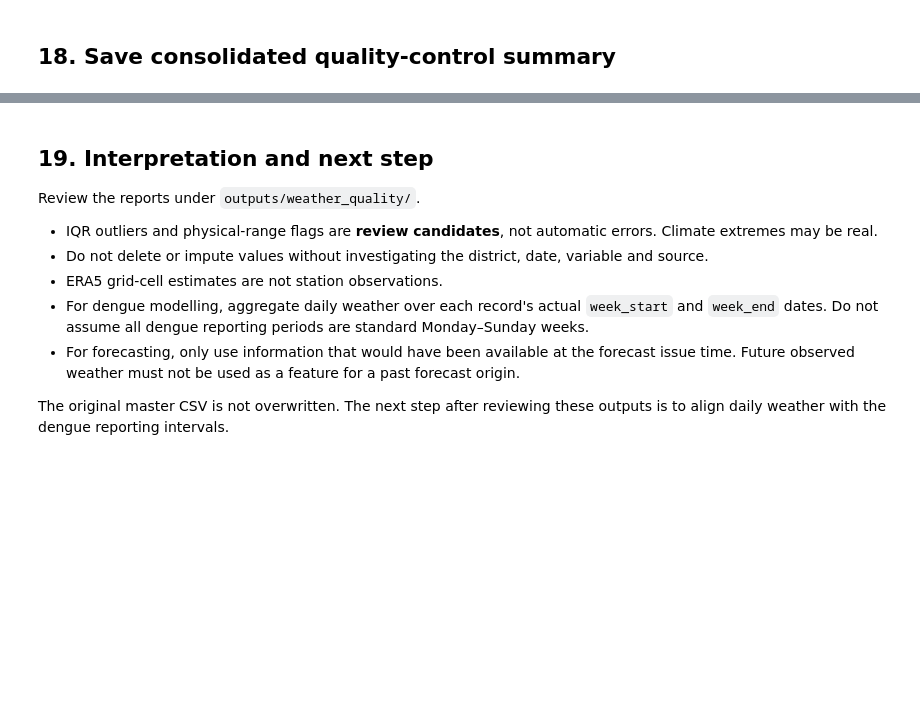
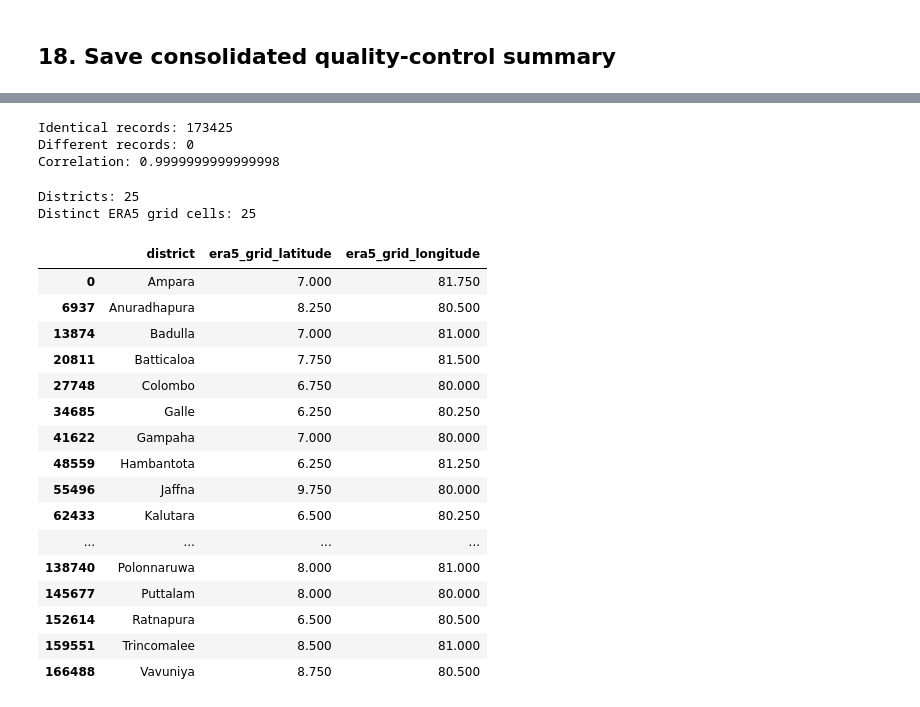
Before and after one commit to PHGNKavindya/RiskWeave, a Jupyter notebook: notebooks/03_weather_data_quality_analysis.ipynb, the cells around one changed output, grey strips where cells are left out. Cells and saved outputs as stored; diff of their text form; code cells hidden in the pictures; blank space fills up the shorter version.

```diff
--- a/notebooks/03_weather_data_quality_analysis.ipynb
+++ b/notebooks/03_weather_data_quality_analysis.ipynb
@@ -350,12 +582,55 @@ print("Reports saved in:", OUTPUT_DIR)
-# %% [markdown]
-## 19. Interpretation and next step
-
-Review the reports under `outputs/weather_quality/`.
-
-- IQR outliers and physical-range flags are **review candidates**, not automatic errors. Climate extremes may be real.
-- Do not delete or impute values without investigating the district, date, variable and source.
-- ERA5 grid-cell estimates are not station observations.
-- For dengue modelling, aggregate daily weather over each record's actual `week_start` and `week_end` dates. Do not assume all dengue reporting periods are standard Monday–Sunday weeks.
-- For forecasting, only use information that would have been available at the forecast issue time. Future observed weather must not be used as a feature for a past forecast origin.
-
-The original master CSV is not overwritten. The next step after reviewing these outputs is to align daily weather with the dengue reporting intervals.
+# %%
+# Check whether precipitation_sum and rain_sum are identical
+
+same_values = (
+    weather["precipitation_sum"]
+    == weather["rain_sum"]
+)
+
+print("Identical records:", same_values.sum())
+print("Different records:", (~same_values).sum())
+print(
+    "Correlation:",
+    weather["precipitation_sum"].corr(
+        weather["rain_sum"]
+    )
+)
+# %% [output]
+Identical records: 173425
+Different records: 0
+Correlation: 0.9999999999999998
+# %%
+grid = weather[
+    ["district", "era5_grid_latitude", "era5_grid_longitude"]
+].drop_duplicates()
+
+print("Districts:", grid["district"].nunique())
+
+print(
+    "Distinct ERA5 grid cells:",
+    grid[
+        ["era5_grid_latitude", "era5_grid_longitude"]
+    ].drop_duplicates().shape[0]
+)
+
+display(grid)
+# %% [output]
+Districts: 25
+Distinct ERA5 grid cells: 25
+|  | district | era5_grid_latitude | era5_grid_longitude |
+| 0 | Ampara | 7.000 | 81.750 |
+| 6937 | Anuradhapura | 8.250 | 80.500 |
+| 13874 | Badulla | 7.000 | 81.000 |
+| 20811 | Batticaloa | 7.750 | 81.500 |
+| 27748 | Colombo | 6.750 | 80.000 |
+| 34685 | Galle | 6.250 | 80.250 |
+| 41622 | Gampaha | 7.000 | 80.000 |
+| 48559 | Hambantota | 6.250 | 81.250 |
+| 55496 | Jaffna | 9.750 | 80.000 |
+| 62433 | Kalutara | 6.500 | 80.250 |
+| ... | ... | ... | ... |
+| 138740 | Polonnaruwa | 8.000 | 81.000 |
+| 145677 | Puttalam | 8.000 | 80.000 |
+| 152614 | Ratnapura | 6.500 | 80.500 |
+| 159551 | Trincomalee | 8.500 | 81.000 |
+| 166488 | Vavuniya | 8.750 | 80.500 |
```
Also changed, not shown: parts of 16 cells of this notebook, 4 other files.
